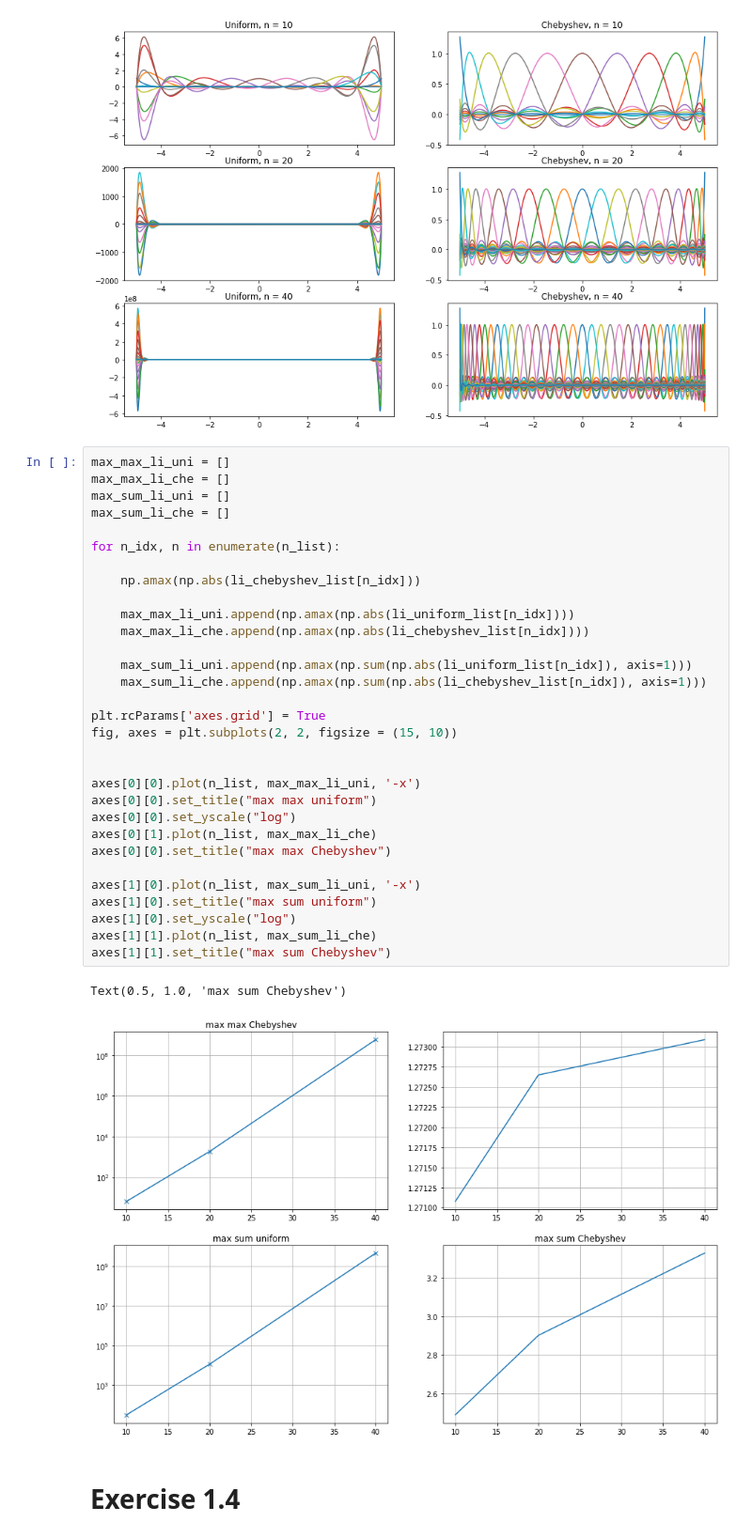
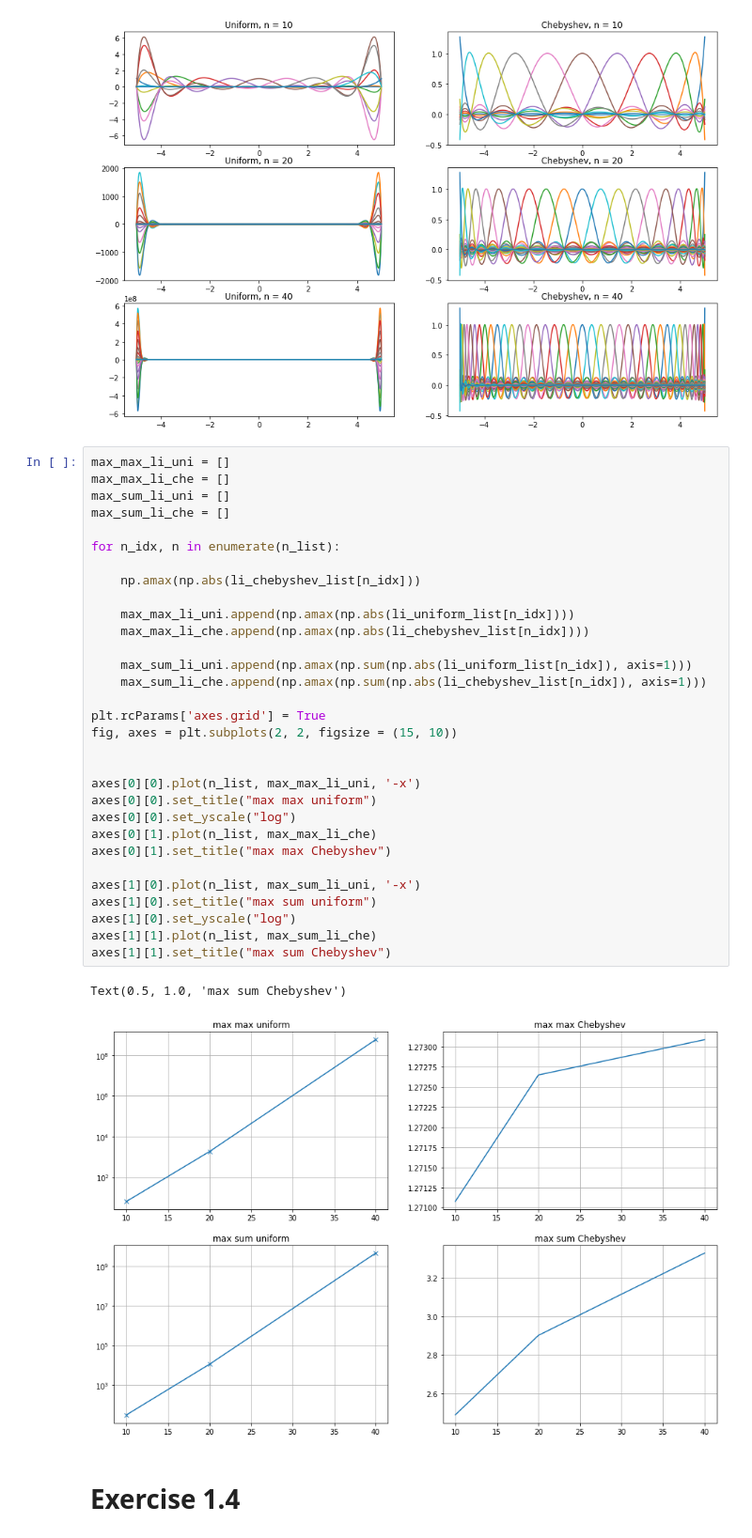
Before and after one commit to MarkFloatingInSpace/Numerical_Computing, a Jupyter notebook: Exercises/Ex1/Mikschi_Ex1.ipynb, the cells around one changed output. Shown at 94% size. Drawn from its saved outputs; the diff is of its cells as text.

```diff
--- a/Exercises/Ex1/Mikschi_Ex1.ipynb
+++ b/Exercises/Ex1/Mikschi_Ex1.ipynb
@@ -234,35 +236,35 @@ max_max_li_uni = []
 max_max_li_che = []
 max_sum_li_uni = []
 max_sum_li_che = []
 
 for n_idx, n in enumerate(n_list):
 
     np.amax(np.abs(li_chebyshev_list[n_idx]))
 
     max_max_li_uni.append(np.amax(np.abs(li_uniform_list[n_idx])))
     max_max_li_che.append(np.amax(np.abs(li_chebyshev_list[n_idx])))
 
     max_sum_li_uni.append(np.amax(np.sum(np.abs(li_uniform_list[n_idx]), axis=1)))
     max_sum_li_che.append(np.amax(np.sum(np.abs(li_chebyshev_list[n_idx]), axis=1)))
 
 plt.rcParams['axes.grid'] = True
 fig, axes = plt.subplots(2, 2, figsize = (15, 10))
 
 
 axes[0][0].plot(n_list, max_max_li_uni, '-x')
 axes[0][0].set_title("max max uniform")
 axes[0][0].set_yscale("log")
 axes[0][1].plot(n_list, max_max_li_che)
-axes[0][0].set_title("max max Chebyshev")
+axes[0][1].set_title("max max Chebyshev")
 
 axes[1][0].plot(n_list, max_sum_li_uni, '-x')
 axes[1][0].set_title("max sum uniform")
 axes[1][0].set_yscale("log")
 axes[1][1].plot(n_list, max_sum_li_che)
 axes[1][1].set_title("max sum Chebyshev")
 # %% [output]
 Text(0.5, 1.0, 'max sum Chebyshev')
-[figure, old version]
+[figure, new version]
 # %% [markdown]
 # Exercise 1.4
 # %% [markdown]
```
Also changed, not shown: parts of 3 cells of this notebook, 1 other file.
